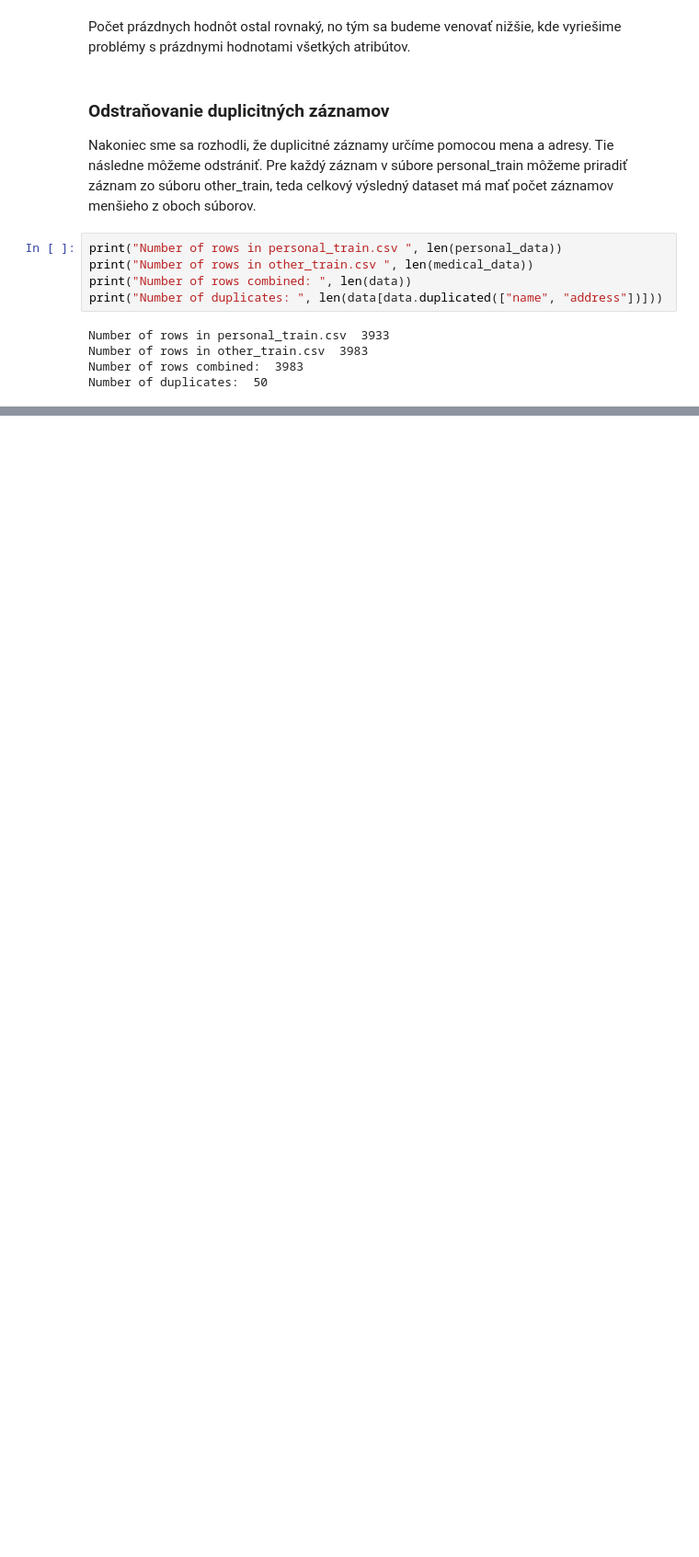
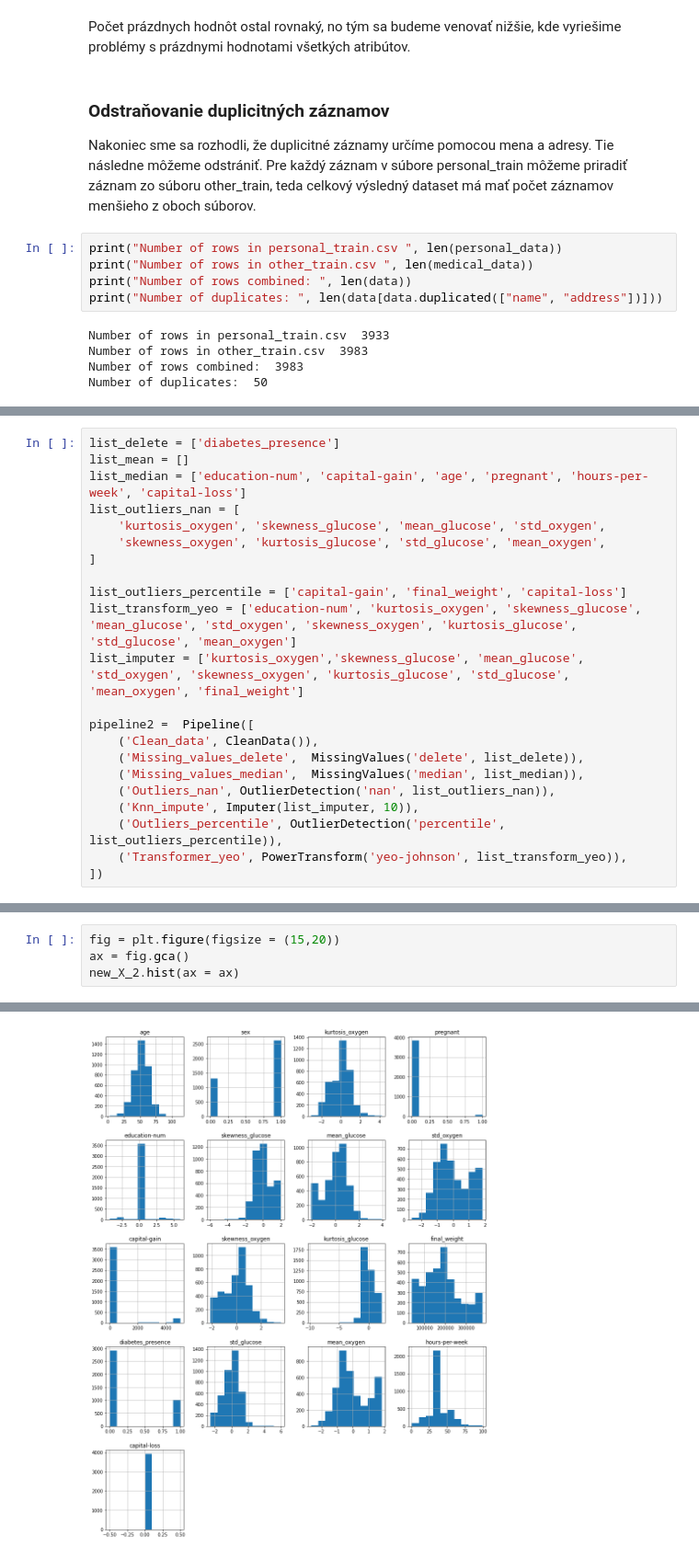
Before and after one commit to xsipka/FIIT_IAU_Projekt, a Jupyter notebook: phase_2.ipynb, the cells around one changed output, grey strips where cells are left out. Shown: that part at 92% size. Cells and saved outputs as stored; diff of their text form; blank space fills up the shorter version.

```diff
--- a/phase_2.ipynb
+++ b/phase_2.ipynb
@@ -248,0 +398,22 @@ Number of duplicates:  0
+# %%
+list_delete = ['diabetes_presence']
+list_mean = []
+list_median = ['education-num', 'capital-gain', 'age', 'pregnant', 'hours-per-week', 'capital-loss']
+list_outliers_nan = [
+    'kurtosis_oxygen', 'skewness_glucose', 'mean_glucose', 'std_oxygen',
+    'skewness_oxygen', 'kurtosis_glucose', 'std_glucose', 'mean_oxygen',
+]
+
+list_outliers_percentile = ['capital-gain', 'final_weight', 'capital-loss']
+list_transform_yeo = ['education-num', 'kurtosis_oxygen', 'skewness_glucose', 'mean_glucose', 'std_oxygen', 'skewness_oxygen', 'kurtosis_glucose', 'std_glucose', 'mean_oxygen']
+list_imputer = ['kurtosis_oxygen','skewness_glucose', 'mean_glucose', 'std_oxygen', 'skewness_oxygen', 'kurtosis_glucose', 'std_glucose', 'mean_oxygen', 'final_weight']
+
+pipeline2 =  Pipeline([
+    ('Clean_data', CleanData()),
+    ('Missing_values_delete',  MissingValues('delete', list_delete)),
+    ('Missing_values_median',  MissingValues('median', list_median)),
+    ('Outliers_nan', OutlierDetection('nan', list_outliers_nan)),
+    ('Knn_impute', Imputer(list_imputer, 10)),
+    ('Outliers_percentile', OutlierDetection('percentile', list_outliers_percentile)),
+    ('Transformer_yeo', PowerTransform('yeo-johnson', list_transform_yeo)),
+])
@@ -248,0 +509,5 @@ Number of duplicates:  0
+# %%
+fig = plt.figure(figsize = (15,20))
+ax = fig.gca()
+new_X_2.hist(ax = ax)
+# %% [output]
@@ -248,0 +532 @@ Number of duplicates:  0
+[figure, added]
```
Also changed, not shown: parts of 28 cells of this notebook.
